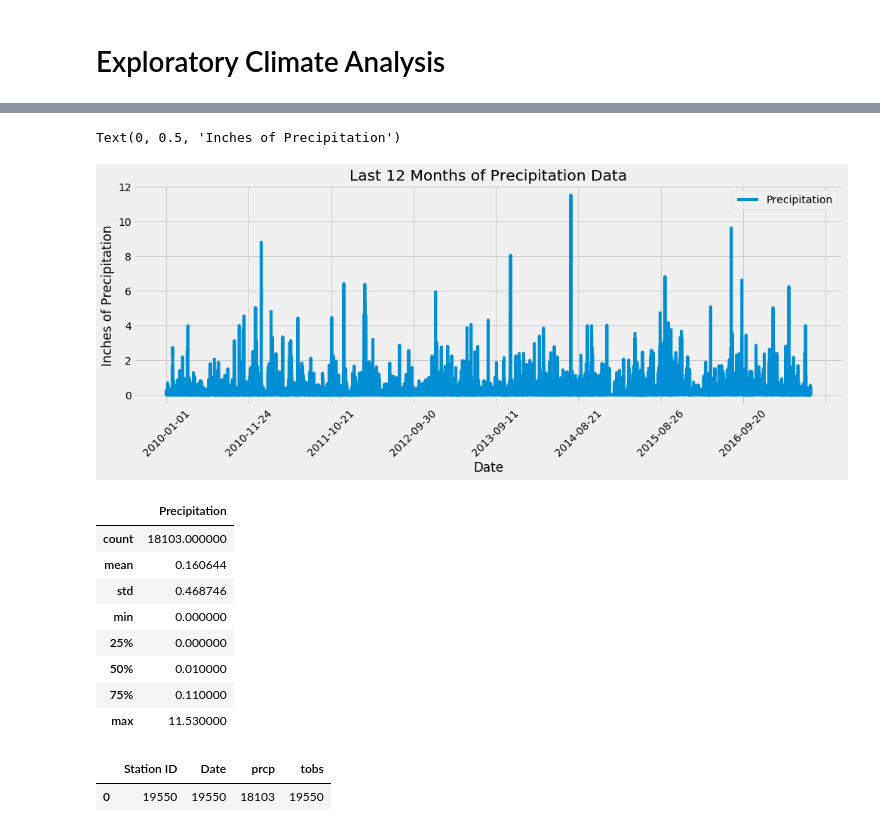
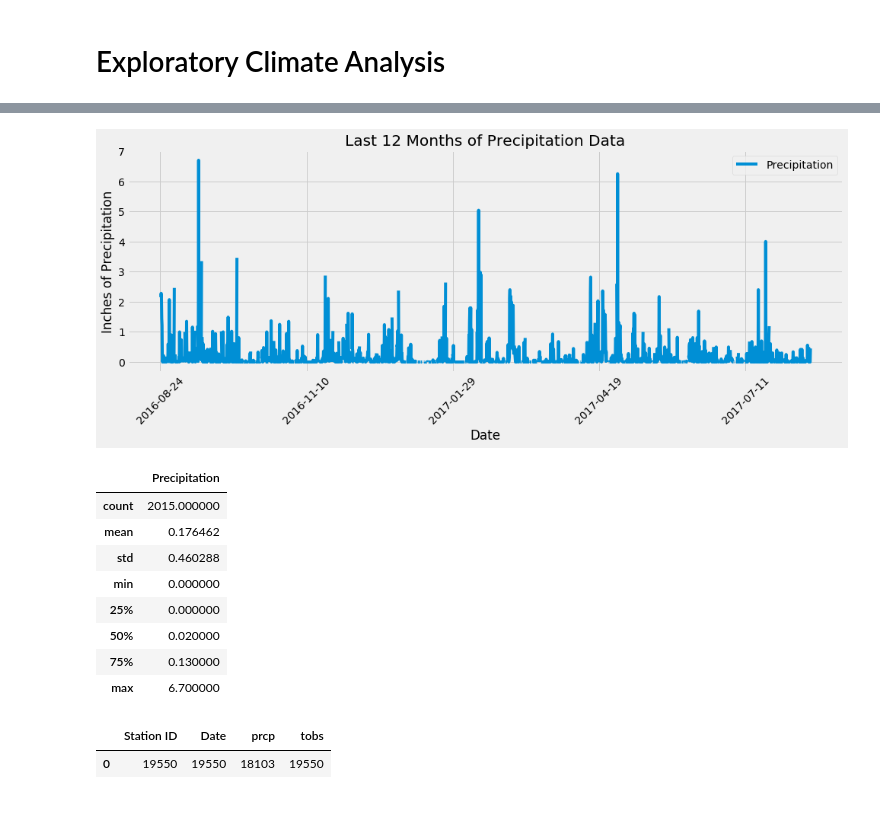
Before and after one commit to abordetskiy/Hawaii-Climate-Data-SQL-Integration, a Jupyter notebook: sqlalchemy-challenge.ipynb, the cells around one changed output, grey strips where cells are left out. Cells and saved outputs as stored; diff of their text form; code cells hidden in the pictures.

```diff
--- a/sqlalchemy-challenge.ipynb
+++ b/sqlalchemy-challenge.ipynb
@@ -70,9 +70,9 @@ mySession = Session(bind=engine)
 # and datetime.strptime to convert it to a datetime object
 # and subtract a year from it with dt.timedelta
 DatePrior12Mo = dt.datetime.strptime(mySession.query(func.max(Measurement_Table.date))[0][0],'%Y-%m-%d') - dt.timedelta(days=365)
-print(DatePrior12Mo)
-# Perform a query to retrieve the data and precipitation scores
-Last12moPrcp = mySession.query(Measurement_Table.prcp, Measurement_Table.date)
+# Perform a query to retrieve the data and precipitation scores for last 12 months
+Last12moPrcp = mySession.query(Measurement_Table.prcp, Measurement_Table.date).\
+    filter(Measurement_Table.date > DatePrior12Mo)
 # Save the query results as a Pandas DataFrame
 Last12moPrcp_df = pd.DataFrame(Last12moPrcp)
 # Rename columns to capitalize axis labels
@@ -91,18 +91,17 @@ plt.ylabel("Inches of Precipitation")
-Text(0, 0.5, 'Inches of Precipitation')
-[figure, old version]
+[figure, new version]
 # %%
 # Use Pandas to calcualte the summary statistics for the precipitation data
 Last12moPrcp_df.describe()
 # %% [output]
 |  | Precipitation |
-| count | 18103.000000 |
-| mean | 0.160644 |
-| std | 0.468746 |
+| count | 2015.000000 |
+| mean | 0.176462 |
+| std | 0.460288 |
 | min | 0.000000 |
 | 25% | 0.000000 |
-| 50% | 0.010000 |
-| 75% | 0.110000 |
-| max | 11.530000 |
+| 50% | 0.020000 |
+| 75% | 0.130000 |
+| max | 6.700000 |
 # %%
 # Perform test to verify data set - verifying tobs entry for each dataset
 Test_df = pd.DataFrame(mySession.query(func.count(Measurement_Table.station), func.count(Measurement_Table.date),func.count(Measurement_Table.prcp),func.count(Measurement_Table.tobs)),columns=["Station ID","Date","prcp","tobs"])
```
Also changed, not shown: parts of 2 cells of this notebook, 1 other file.
